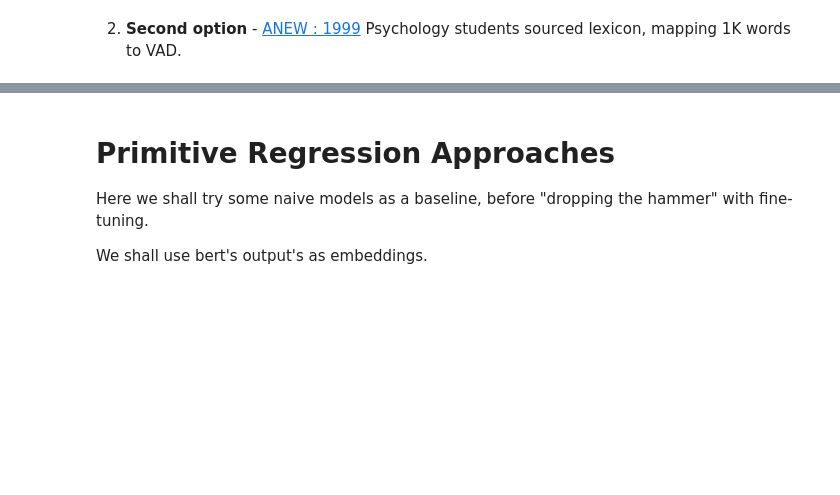
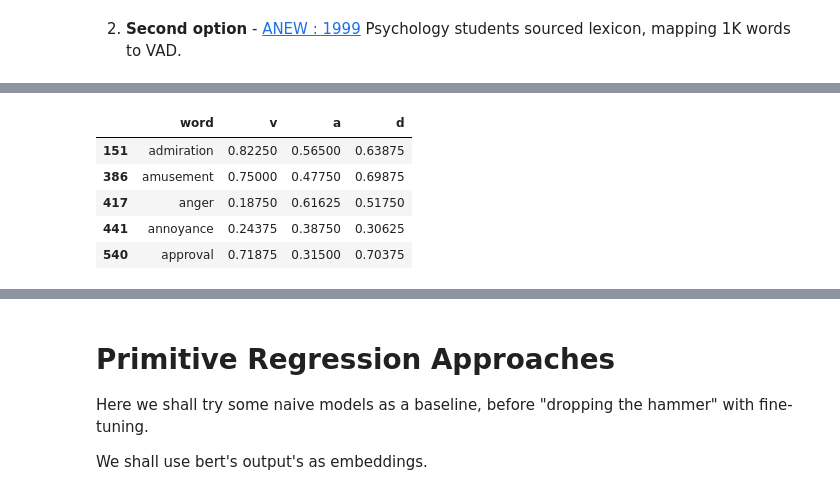
Before and after one commit to matanbt/emotion-recognition-nlp-project, a Jupyter notebook: notebooks/GoEmotions_Data-Analysis.ipynb, the cells around one changed output, grey strips where cells are left out. Drawn from its saved outputs; the diff is of its cells as text; code cells hidden in the pictures; blank space fills up the shorter version.

```diff
--- a/notebooks/GoEmotions_Data-Analysis.ipynb
+++ b/notebooks/GoEmotions_Data-Analysis.ipynb
@@ -154,0 +130,30 @@ mapping_anew.head()
+# %%
+WARRINER_LEXICON_PATH = "data/mapping-emotions-to-vad/Warriner-et-al/Ratings_Warriner_et_al.csv"
+df_warriner_raw = pd.read_csv(WARRINER_LEXICON_PATH, sep=",")
+
+# mapping to conventioned dateframe
+_mapper = {
+    "Word": "word",
+    "V.Mean.Sum": "v",
+    "A.Mean.Sum": "a",
+    "D.Mean.Sum": "d",
+}
+# NOTE: we can try vad ratings of a specific group- .M = male; .F = female; .O = older; .Y = younger; .H = high education; .L = low education
+
+_scaler = lambda x: (x - 1) / 8  # linear scaling:  [1,9] --> [0,1]
+# We can try different scalings and see if we get better results (but the current one is the most netural)
+
+df_warriner = df_warriner_raw[_mapper.keys()].rename(_mapper, axis=1)
+df_warriner[["v", "a", "d"]] = df_warriner[["v", "a", "d"]].apply(_scaler)
+
+# desired mapping from Warriner
+mapping_warriner = df_warriner[df_warriner["word"].apply(lambda word: word in labels_list)]
+mapping_warriner.head()
+# len(mapping_warriner) = 27
+# %% [output]
+|  | word | v | a | d |
+| 151 | admiration | 0.82250 | 0.56500 | 0.63875 |
+| 386 | amusement | 0.75000 | 0.47750 | 0.69875 |
+| 417 | anger | 0.18750 | 0.61625 | 0.51750 |
+| 441 | annoyance | 0.24375 | 0.38750 | 0.30625 |
+| 540 | approval | 0.71875 | 0.31500 | 0.70375 |
```
Also changed, not shown: parts of 14 cells of this notebook, 5 other files.
